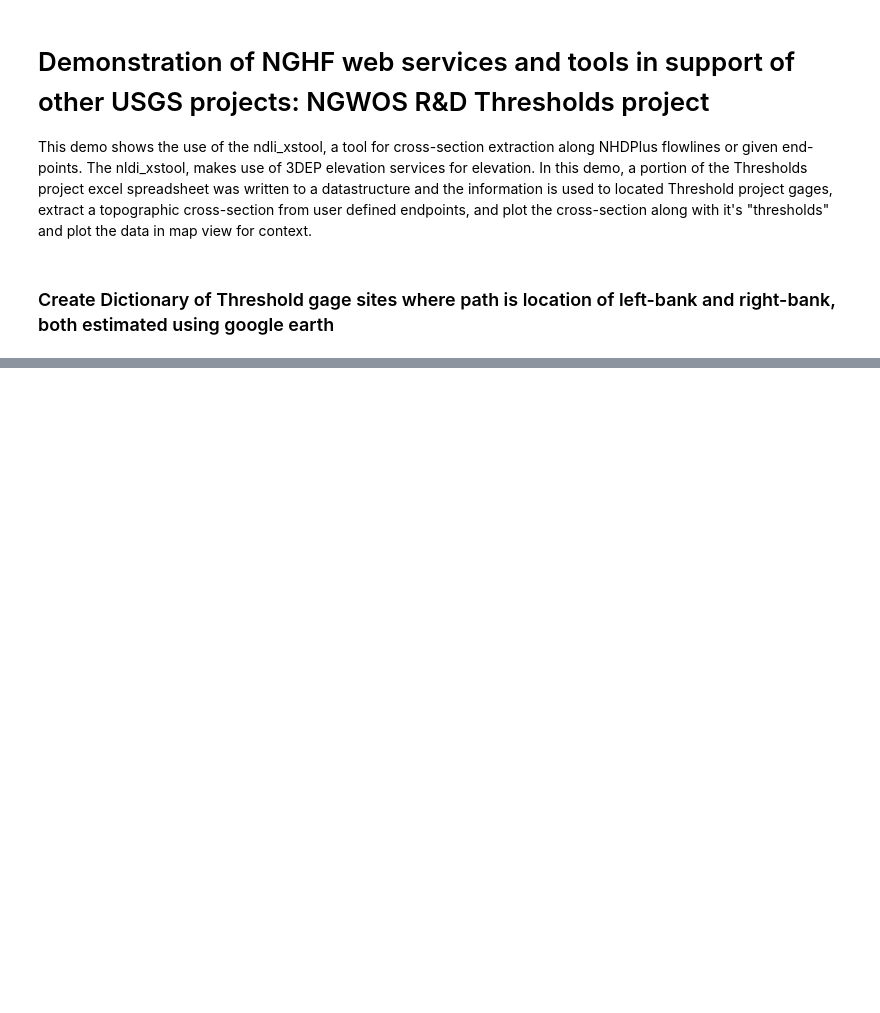
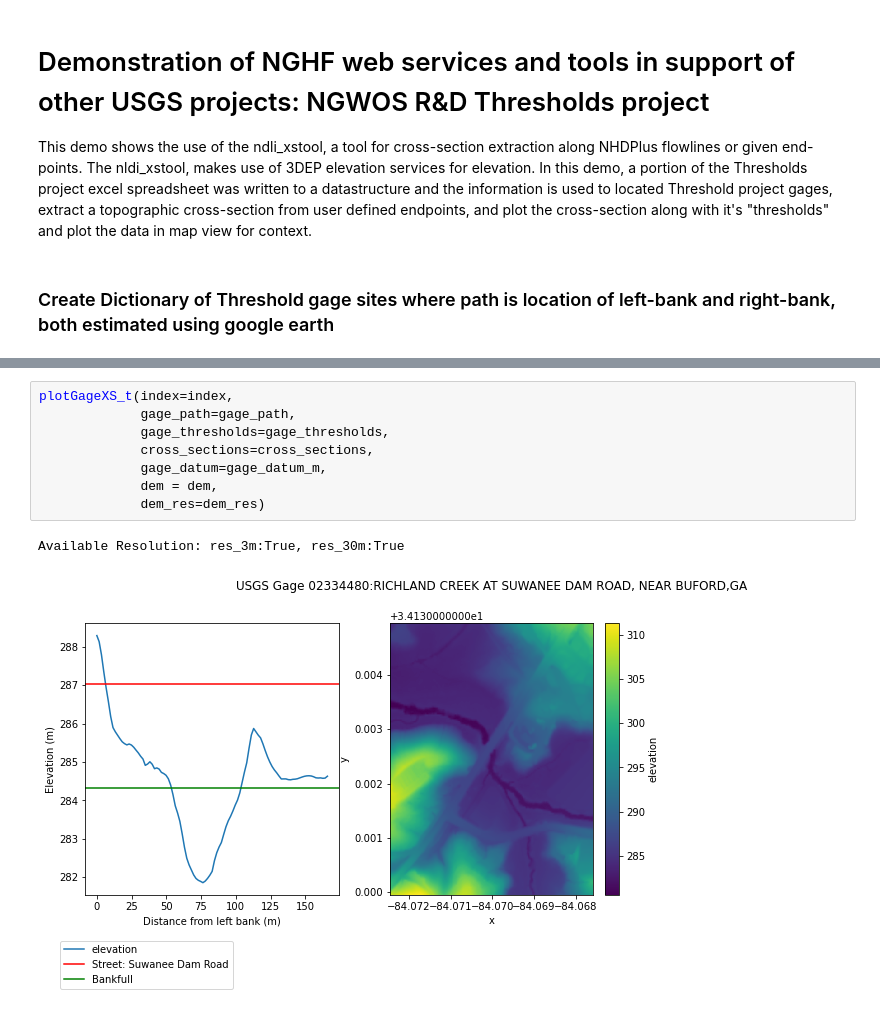
Before and after one commit to ACWI-SSWD/nldi_xstool_thresholds_test, a Jupyter notebook: notebooks/Threshold_XSTool_Demo.ipynb, the cells around one changed output, grey strips where cells are left out. Saved outputs shown, nothing was run; the diff lists cells and outputs as text; blank space fills up the shorter version.

```diff
--- a/notebooks/Threshold_XSTool_Demo.ipynb
+++ b/notebooks/Threshold_XSTool_Demo.ipynb
@@ -109,2 +125,13 @@ res_3m:True
+# %%
+plotGageXS_t(index=index,
+             gage_path=gage_path,
+             gage_thresholds=gage_thresholds,
+             cross_sections=cross_sections,
+             gage_datum=gage_datum_m,
+             dem = dem,
+             dem_res=dem_res)
+# %% [output]
+Available Resolution: res_3m:True, res_30m:True
+[figure, added]
 # %%
 index = 1
```
Also changed, not shown: parts of 12 cells of this notebook, 2 other files.
